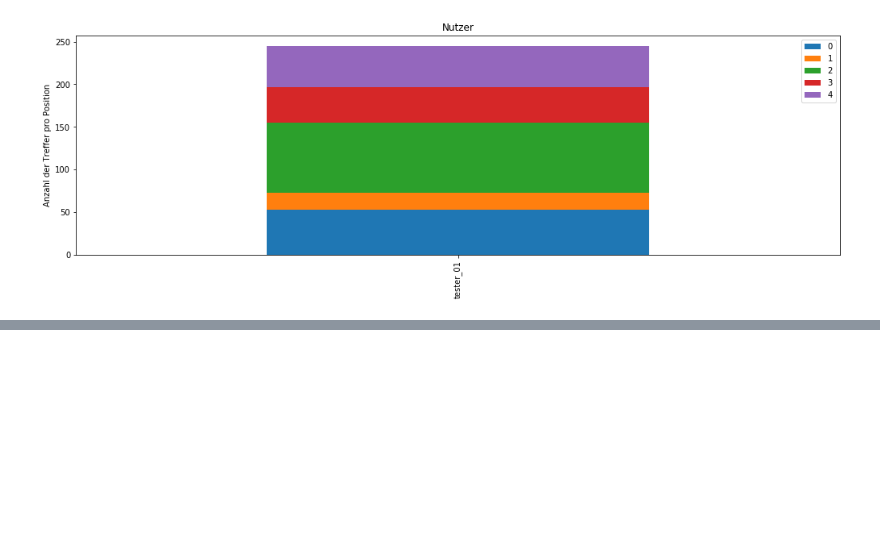
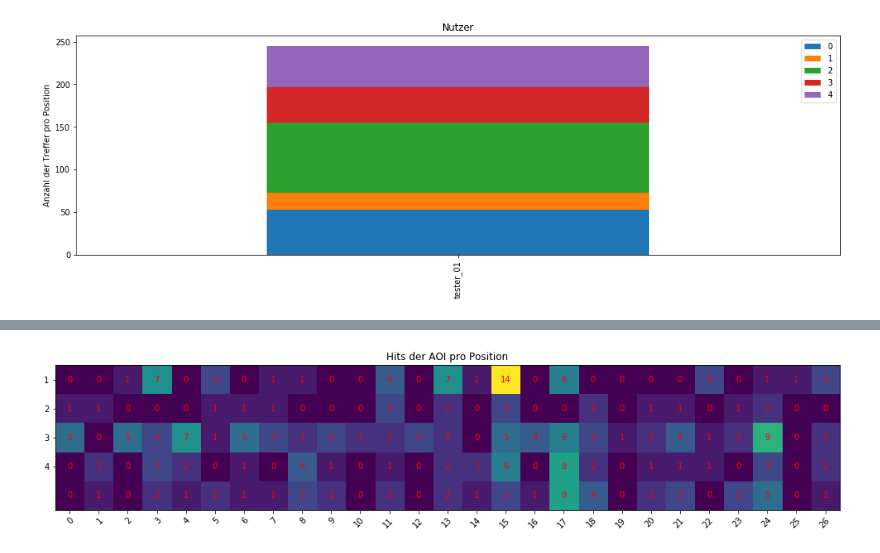
Before and after one commit to marc101101/masterarbeit_eye_tracking, a Jupyter notebook: evaluation/2_data_distribution/0_data_distribution.ipynb, the cells around one changed output, grey strips where cells are left out. Saved outputs shown, nothing was run; the diff lists cells and outputs as text; code cells hidden in the pictures; blank space fills up the shorter version.

```diff
--- a/evaluation/2_data_distribution/0_data_distribution.ipynb
+++ b/evaluation/2_data_distribution/0_data_distribution.ipynb
@@ -200,0 +251,34 @@ dtype: int64
+# %%
+positions = [0,1,2,3,4,5]
+aois = range(0, 27)
+
+harvest = np.nan_to_num(post_aoi_df.values)
+fig, ax = plt.subplots()
+im = ax.imshow(harvest)
+
+# We want to show all ticks...
+ax.set_xticks(np.arange(len(aois)))
+ax.set_yticks(np.arange(len(positons)))
+
+# ... and label them with the respective list entries
+
+ax.set_xticklabels(aois)
+ax.set_yticklabels(positons)
+
+# Rotate the tick labels and set their alignment.
+plt.setp(ax.get_xticklabels(), rotation=45, ha="right",
+         rotation_mode="anchor")
+
+# Loop over data dimensions and create text annotations.
+for num in [0,1,2,3,4]:
+    for j in aois:
+        text = ax.text(j, num, str(int(harvest[num][j])), ha="center", va="center", color="r")
+
+ax.set_title("Hits der AOI pro Position")
+# Add colorbar, make sure to specify tick locations to match desired ticklabels
+#cbar = fig.colorbar(im, ticks=[-1, 0, 14])
+#cbar.ax.set_yticklabels(['< -1', '0', '> 14'])
+
+plt.show()
+# %% [output]
+[figure, added]
```
Also changed, not shown: parts of 31 cells of this notebook.
